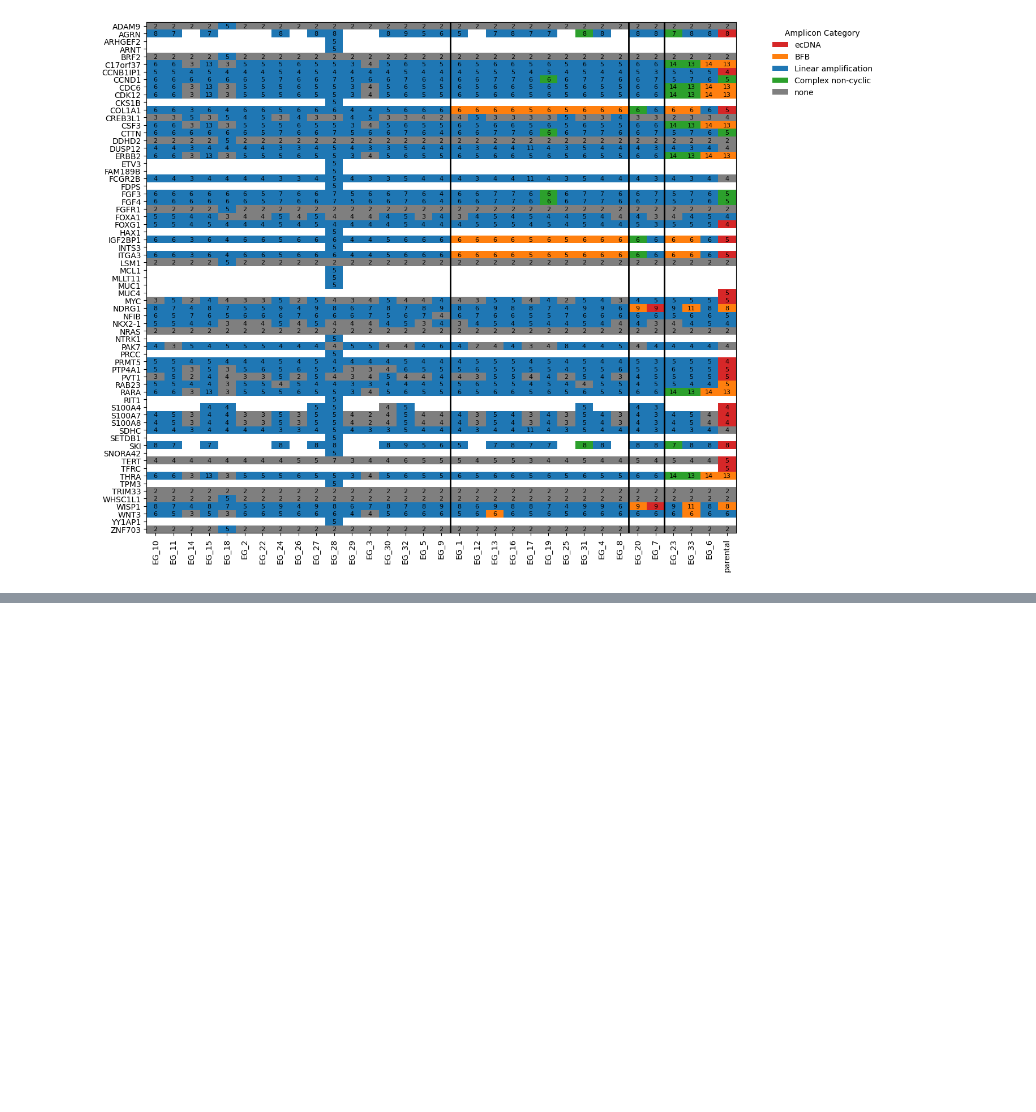
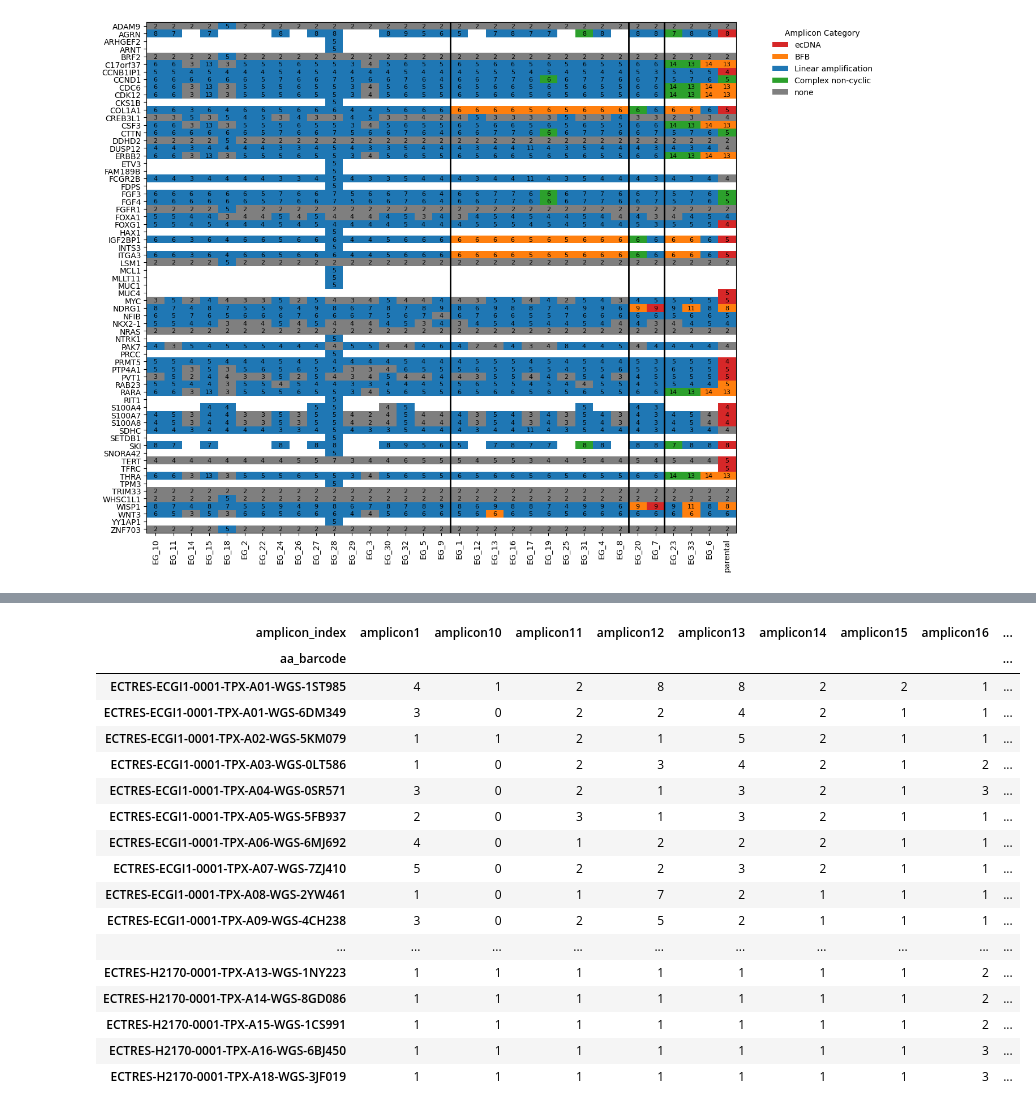
Before and after one commit to JiwonShon/ECTRES, a Jupyter notebook: Untitled.ipynb, the cells around one changed output, grey strips where cells are left out. Drawn from its saved outputs; the diff is of its cells as text; code cells hidden in the pictures; blank space fills up the shorter version.

```diff
--- a/Untitled.ipynb
+++ b/Untitled.ipynb
@@ -689,0 +760,21 @@ plt.show()
+# %%
+aa_cycles.groupby(["aa_barcode", "amplicon_index"]).size().unstack(fill_value=0)
+# %% [output]
+| amplicon_index | amplicon1 | amplicon10 | amplicon11 | amplicon12 | amplicon13 | amplicon14 | amplicon15 | amplicon16 | ... |
+| aa_barcode |  |  |  |  |  |  |  |  | ... |
+| ECTRES-ECGI1-0001-TPX-A01-WGS-1ST985 | 4 | 1 | 2 | 8 | 8 | 2 | 2 | 1 | ... |
+| ECTRES-ECGI1-0001-TPX-A01-WGS-6DM349 | 3 | 0 | 2 | 2 | 4 | 2 | 1 | 1 | ... |
+| ECTRES-ECGI1-0001-TPX-A02-WGS-5KM079 | 1 | 1 | 2 | 1 | 5 | 2 | 1 | 1 | ... |
+| ECTRES-ECGI1-0001-TPX-A03-WGS-0LT586 | 1 | 0 | 2 | 3 | 4 | 2 | 1 | 2 | ... |
+| ECTRES-ECGI1-0001-TPX-A04-WGS-0SR571 | 3 | 0 | 2 | 1 | 3 | 2 | 1 | 3 | ... |
+| ECTRES-ECGI1-0001-TPX-A05-WGS-5FB937 | 2 | 0 | 3 | 1 | 3 | 2 | 1 | 1 | ... |
+| ECTRES-ECGI1-0001-TPX-A06-WGS-6MJ692 | 4 | 0 | 1 | 2 | 2 | 2 | 1 | 1 | ... |
+| ECTRES-ECGI1-0001-TPX-A07-WGS-7ZJ410 | 5 | 0 | 2 | 2 | 3 | 2 | 1 | 1 | ... |
+| ECTRES-ECGI1-0001-TPX-A08-WGS-2YW461 | 1 | 0 | 1 | 7 | 2 | 1 | 1 | 1 | ... |
+| ECTRES-ECGI1-0001-TPX-A09-WGS-4CH238 | 3 | 0 | 2 | 5 | 2 | 1 | 1 | 1 | ... |
+| ... | ... | ... | ... | ... | ... | ... | ... | ... | ... |
+| ECTRES-H2170-0001-TPX-A13-WGS-1NY223 | 1 | 1 | 1 | 1 | 1 | 1 | 1 | 2 | ... |
+| ECTRES-H2170-0001-TPX-A14-WGS-8GD086 | 1 | 1 | 1 | 1 | 1 | 1 | 1 | 2 | ... |
+| ECTRES-H2170-0001-TPX-A15-WGS-1CS991 | 1 | 1 | 1 | 1 | 1 | 1 | 1 | 2 | ... |
+| ECTRES-H2170-0001-TPX-A16-WGS-6BJ450 | 1 | 1 | 1 | 1 | 1 | 1 | 1 | 3 | ... |
+| ECTRES-H2170-0001-TPX-A18-WGS-3JF019 | 1 | 1 | 1 | 1 | 1 | 1 | 1 | 3 | ... |
```
Also changed, not shown: parts of 7 cells of this notebook.
